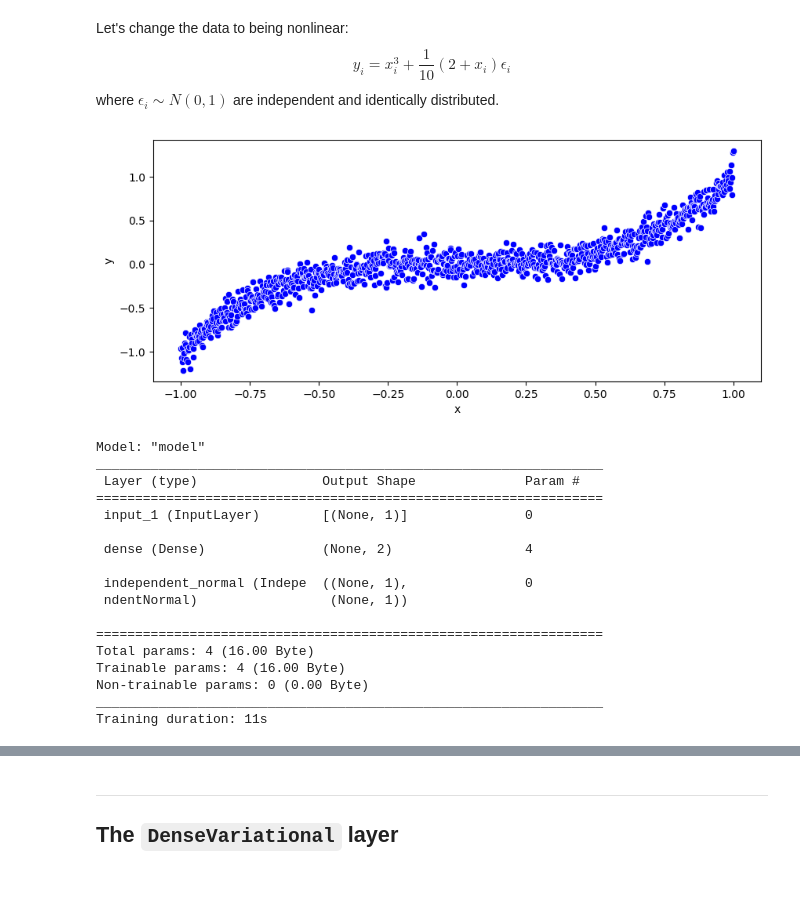
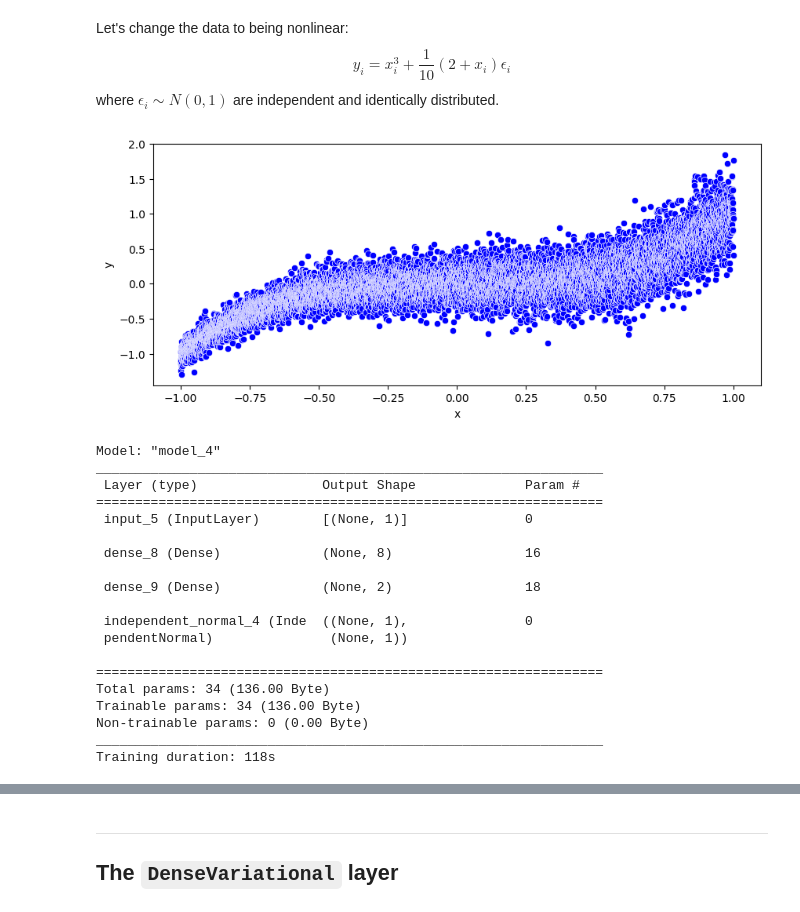
Before and after one commit to MengOonLee/Deep_learning, a Jupyter notebook: TensorFlow/Probabilistic/Bayesian/Bayesian.ipynb, the cells around one changed output, grey strips where cells are left out. Drawn from its saved outputs; the diff is of its cells as text; code cells hidden in the pictures; blank space fills up the shorter version.

```diff
--- a/TensorFlow/Probabilistic/Bayesian/Bayesian.ipynb
+++ b/TensorFlow/Probabilistic/Bayesian/Bayesian.ipynb
@@ -603,27 +603,27 @@ where $\epsilon_i \sim N(0, 1)$ are independent and identically distributed.
 # %%
 import tensorflow as tf
 tf.random.set_seed(seed=42)
 import matplotlib.pyplot as plt
 import seaborn as sns
 
 # Create and plot 1000 data points
-num_samples = 1000
+num_samples = 10000
 x_train = tf.linspace(start=-1., stop=1., num=num_samples)[:, tf.newaxis]
 y_train = tf.math.pow(x=x_train, y=3) + \
-    0.1*tf.random.normal(shape=(num_samples, 1))
+    0.1*(2 + x_train)*tf.random.normal(shape=(num_samples, 1))
 ds_train = tf.data.Dataset.from_tensor_slices(tensors=(x_train, y_train))
 ds_train = ds_train.cache().shuffle(buffer_size=len(y_train))
 ds_train = ds_train.batch(batch_size=32).prefetch(buffer_size=tf.data.AUTOTUNE)
 
 plt.figure(figsize=(10, 4))
 x = x_train[:, 0]
 y = y_train[:, 0]
 sns.scatterplot(x=x, y=y, color="blue")
 plt.xlabel(xlabel="x")
 plt.ylabel(ylabel="y")
 plt.show()
 # %% [output]
-[figure, old version]
+[figure, new version]
 # %%
 import warnings
 warnings.filterwarnings("ignore")
@@ -638,9 +638,10 @@ import tensorflow_probability as tfp
 # normal distribution with fixed variance
 event_shape = 1
 x = tf_keras.Input(shape=(1,), dtype=tf.float32)
-# h = tf_keras.layers.Dense(units=8)(inputs=x)
+h = tf_keras.layers.Dense(units=8,
+    activation=tf.keras.activations.sigmoid)(inputs=x)
 h = tf_keras.layers.Dense(units=tfp.layers.IndependentNormal.params_size(
-    event_shape=event_shape))(inputs=x)
+    event_shape=event_shape))(inputs=h)
 y = tfp.layers.IndependentNormal(event_shape=event_shape,
     convert_to_tensor_fn=tfp.distributions.Distribution.sample)(inputs=h)
 model = tf_keras.Model(inputs=x, outputs=y)
@@ -702,23 +703,25 @@ for epoch in range(num_epochs):
 callbacks.on_train_end(logs=None)
 print("Training duration: %2.fs"%(time.time() - start_time))
 # %% [output]
-Model: "model"
+Model: "model_4"
 _________________________________________________________________
  Layer (type)                Output Shape              Param #
 =================================================================
- input_1 (InputLayer)        [(None, 1)]               0
+ input_5 (InputLayer)        [(None, 1)]               0
 
- dense (Dense)               (None, 2)                 4
+ dense_8 (Dense)             (None, 8)                 16
 
- independent_normal (Indepe  ((None, 1),               0
- ndentNormal)                 (None, 1))
+ dense_9 (Dense)             (None, 2)                 18
+
+ independent_normal_4 (Inde  ((None, 1),               0
+ pendentNormal)               (None, 1))
 
 =================================================================
-Total params: 4 (16.00 Byte)
-Trainable params: 4 (16.00 Byte)
+Total params: 34 (136.00 Byte)
+Trainable params: 34 (136.00 Byte)
 Non-trainable params: 0 (0.00 Byte)
 _________________________________________________________________
-Training duration: 11s
+Training duration: 118s
 # %%
 import pandas as pd
 import matplotlib.pyplot as plt
```
Also changed, not shown: parts of 1 cell of this notebook.
